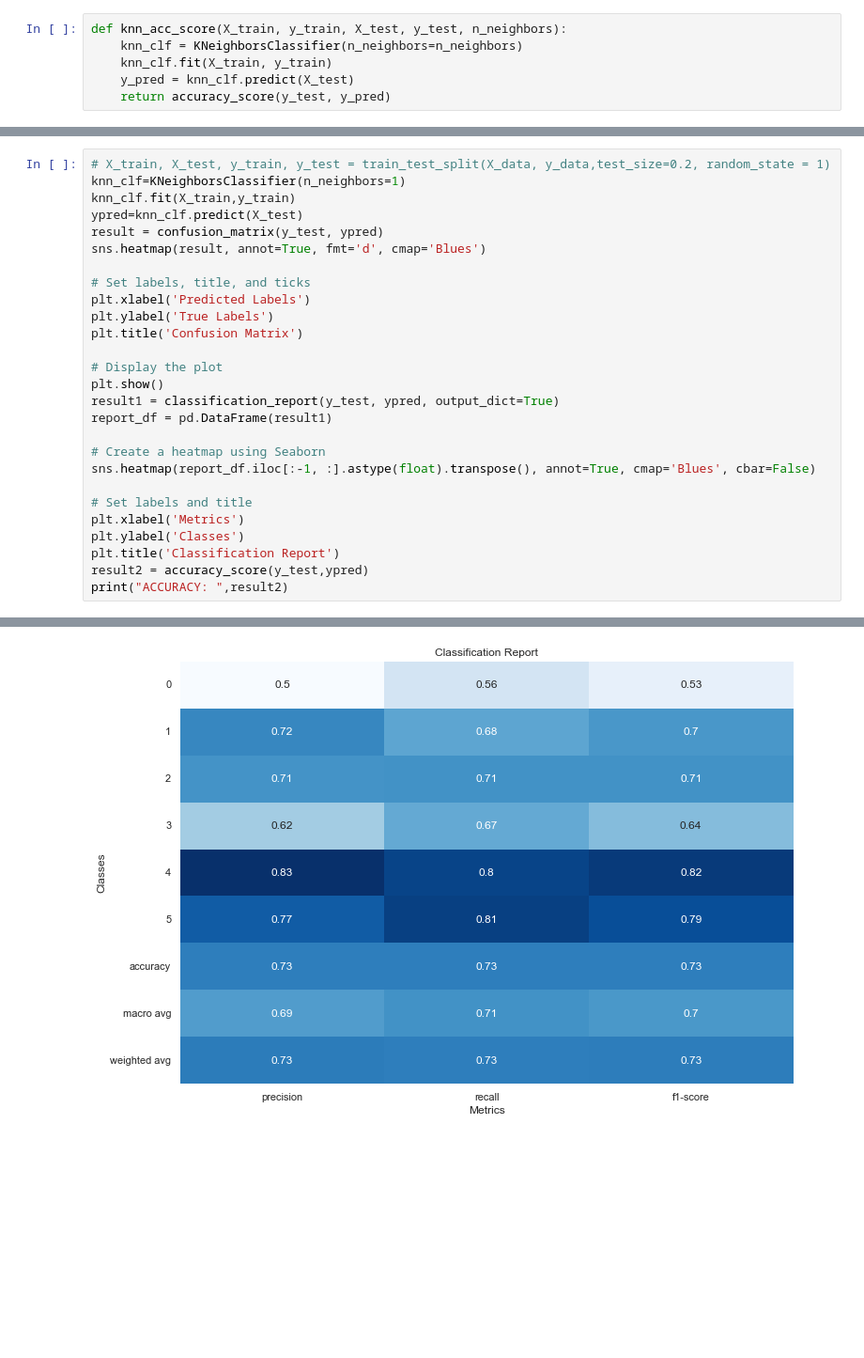
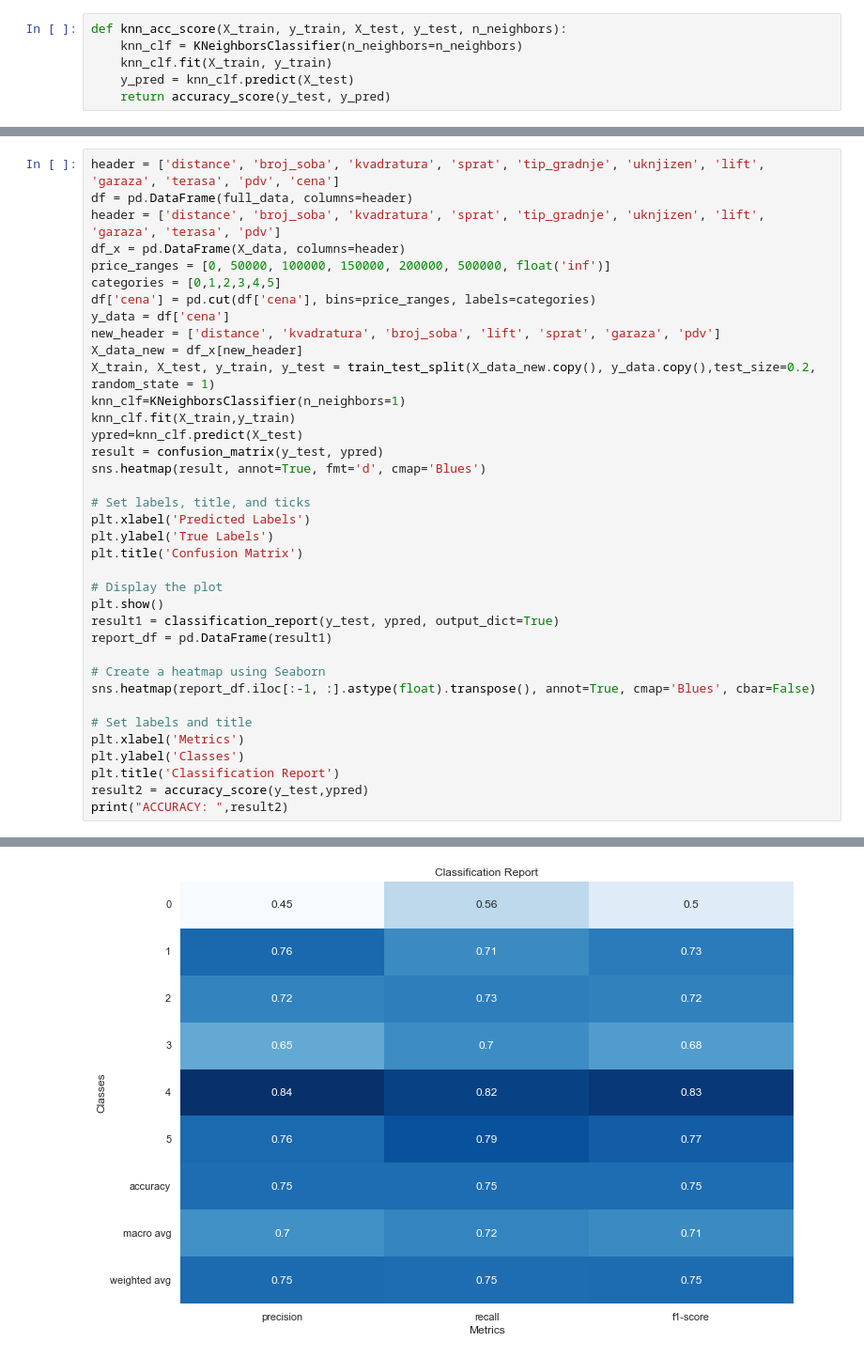
Before and after one commit to busketi/nekretnine_web_scrapping, a Jupyter notebook: knn_clasification.ipynb, the cells around one changed output, grey strips where cells are left out. Shown at 94% size. Cells and saved outputs as stored; diff of their text form; blank space fills up the shorter version.

```diff
--- a/knn-clasification.ipynb
+++ b/knn_clasification.ipynb
@@ -232,5 +276,15 @@ plt.show()
 # %%
-# X_train, X_test, y_train, y_test = train_test_split(X_data, y_data,test_size=0.2, random_state = 1)
+header = ['distance', 'broj_soba', 'kvadratura', 'sprat', 'tip_gradnje', 'uknjizen', 'lift', 'garaza', 'terasa', 'pdv', 'cena']
+df = pd.DataFrame(full_data, columns=header)
+header = ['distance', 'broj_soba', 'kvadratura', 'sprat', 'tip_gradnje', 'uknjizen', 'lift', 'garaza', 'terasa', 'pdv']
+df_x = pd.DataFrame(X_data, columns=header)
+price_ranges = [0, 50000, 100000, 150000, 200000, 500000, float('inf')]
+categories = [0,1,2,3,4,5]
+df['cena'] = pd.cut(df['cena'], bins=price_ranges, labels=categories)
+y_data = df['cena']
+new_header = ['distance', 'kvadratura', 'broj_soba', 'lift', 'sprat', 'garaza', 'pdv']
+X_data_new = df_x[new_header]
+X_train, X_test, y_train, y_test = train_test_split(X_data_new.copy(), y_data.copy(),test_size=0.2, random_state = 1)
 knn_clf=KNeighborsClassifier(n_neighbors=1)
 knn_clf.fit(X_train,y_train)
 ypred=knn_clf.predict(X_test)
@@ -262 +316 @@ ACCURACY:  0.7317480183562787
-[figure, old version]
+[figure, new version]
```
Also changed, not shown: parts of 16 cells of this notebook, 9 other files.
